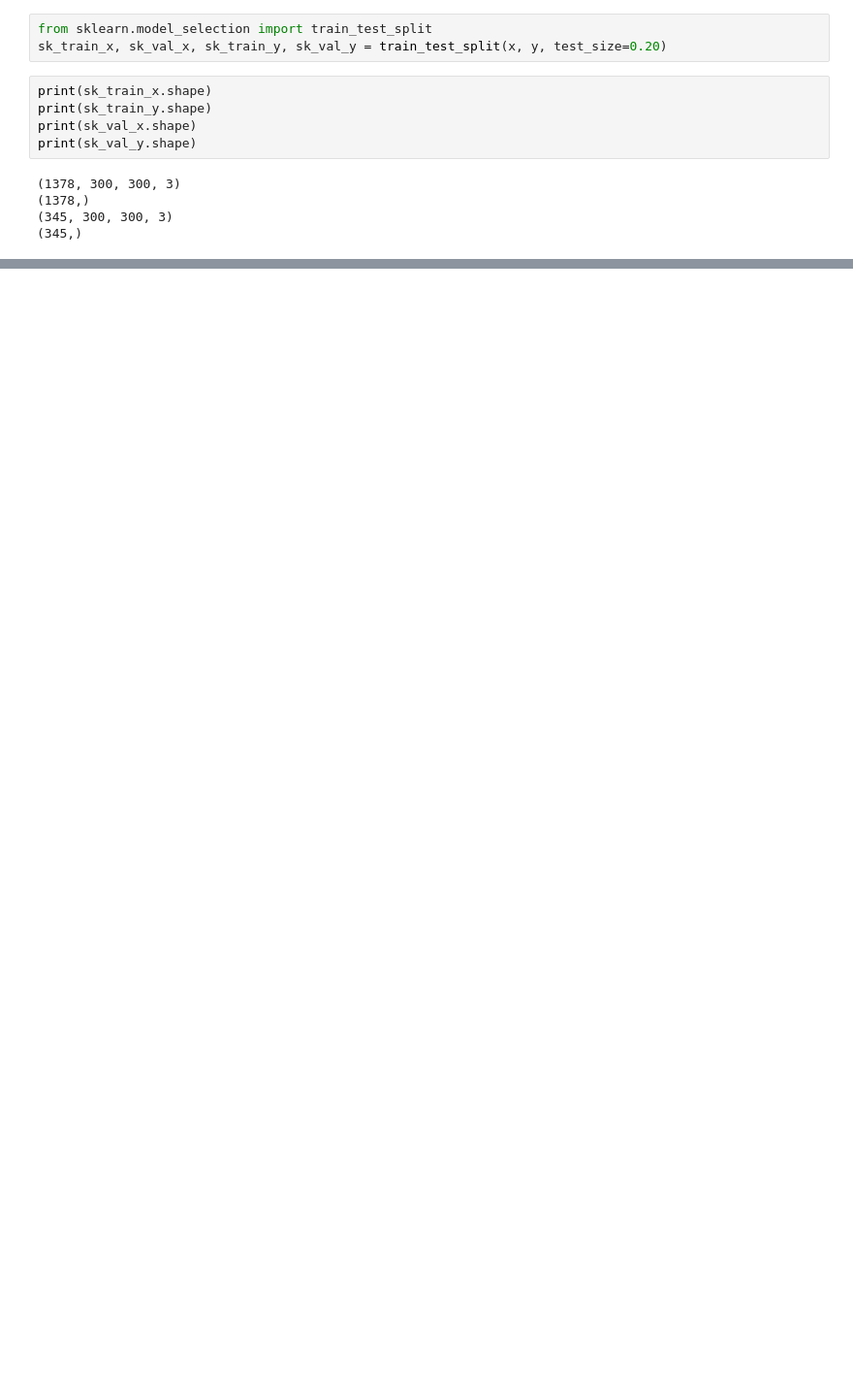
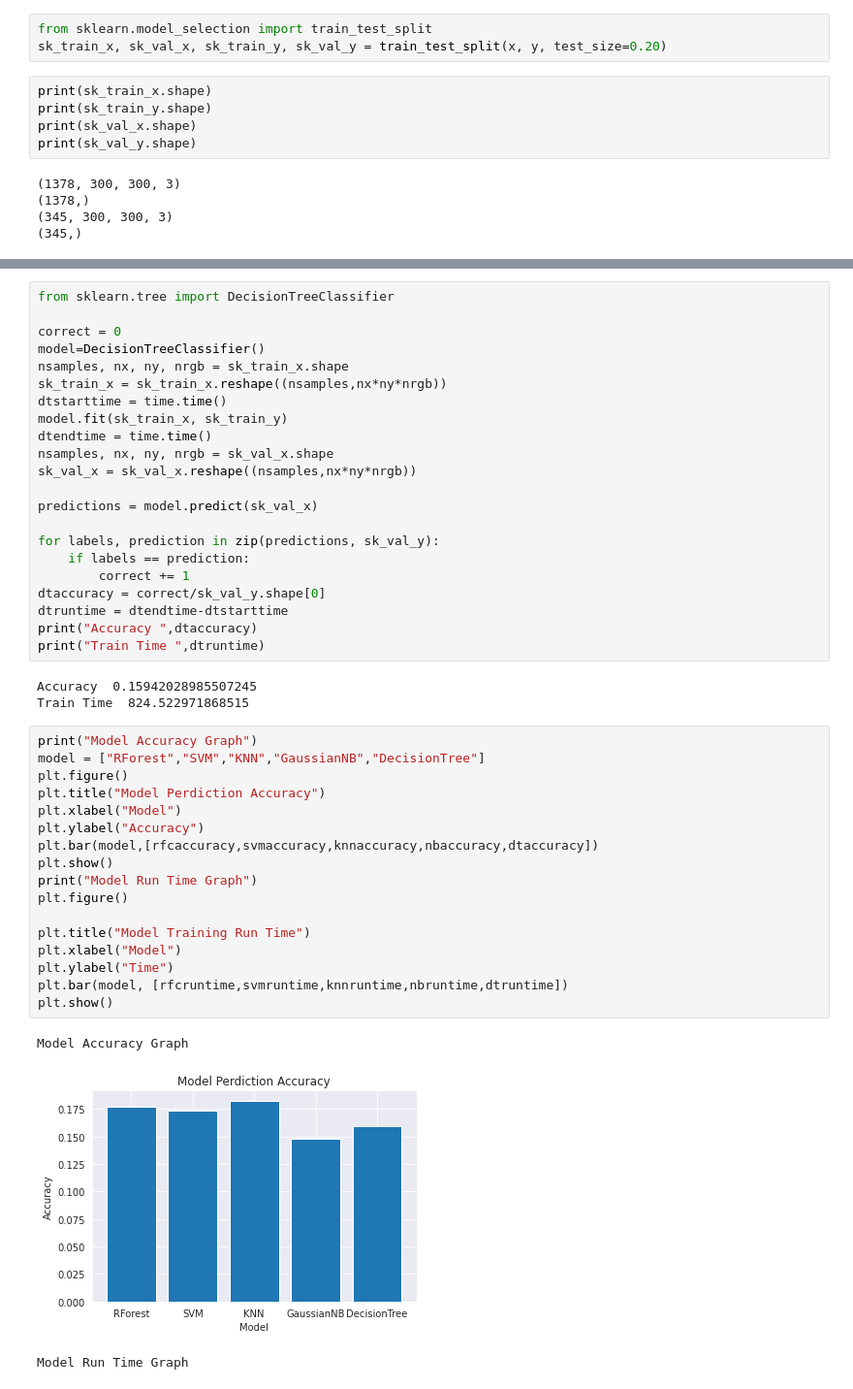
Before and after one commit to dyforge/Datamining, a Jupyter notebook: MainProject.ipynb, the cells around one changed output, grey strips where cells are left out. Shown: that part at 97% size. Drawn from its saved outputs; the diff is of its cells as text; blank space fills up the shorter version.

```diff
--- a/MainProject.ipynb
+++ b/MainProject.ipynb
@@ -462,0 +543,46 @@ print(correct/sk_val_y.shape[0])
+# %%
+from sklearn.tree import DecisionTreeClassifier
+
+correct = 0
+model=DecisionTreeClassifier()
+nsamples, nx, ny, nrgb = sk_train_x.shape
+sk_train_x = sk_train_x.reshape((nsamples,nx*ny*nrgb))
+dtstarttime = time.time()
+model.fit(sk_train_x, sk_train_y)
+dtendtime = time.time()
+nsamples, nx, ny, nrgb = sk_val_x.shape
+sk_val_x = sk_val_x.reshape((nsamples,nx*ny*nrgb))
+
+predictions = model.predict(sk_val_x)
+
+for labels, prediction in zip(predictions, sk_val_y):
+    if labels == prediction:
+        correct += 1
+dtaccuracy = correct/sk_val_y.shape[0]
+dtruntime = dtendtime-dtstarttime
+print("Accuracy ",dtaccuracy)
+print("Train Time ",dtruntime)
+# %% [output]
+Accuracy  0.15942028985507245
+Train Time  824.522971868515
+# %%
+print("Model Accuracy Graph")
+model = ["RForest","SVM","KNN","GaussianNB","DecisionTree"]
+plt.figure()
+plt.title("Model Perdiction Accuracy")
+plt.xlabel("Model")
+plt.ylabel("Accuracy")
+plt.bar(model,[rfcaccuracy,svmaccuracy,knnaccuracy,nbaccuracy,dtaccuracy])
+plt.show()
+print("Model Run Time Graph")
+plt.figure()
+
+plt.title("Model Training Run Time")
+plt.xlabel("Model")
+plt.ylabel("Time")
+plt.bar(model, [rfcruntime,svmruntime,knnruntime,nbruntime,dtruntime])
+plt.show()
+# %% [output]
+Model Accuracy Graph
+[figure, added]
+Model Run Time Graph
```
Also changed, not shown: parts of 7 cells of this notebook.
